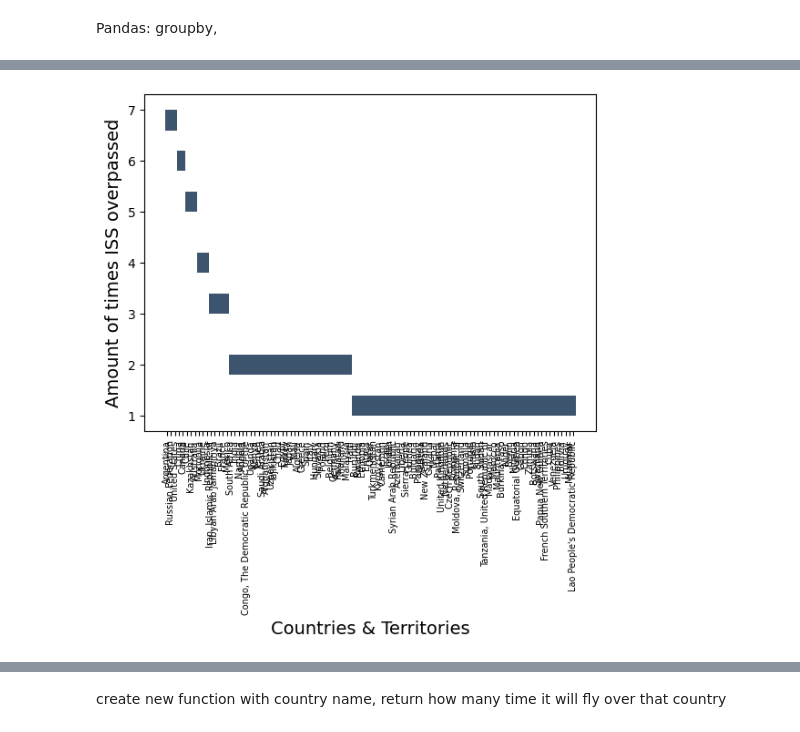
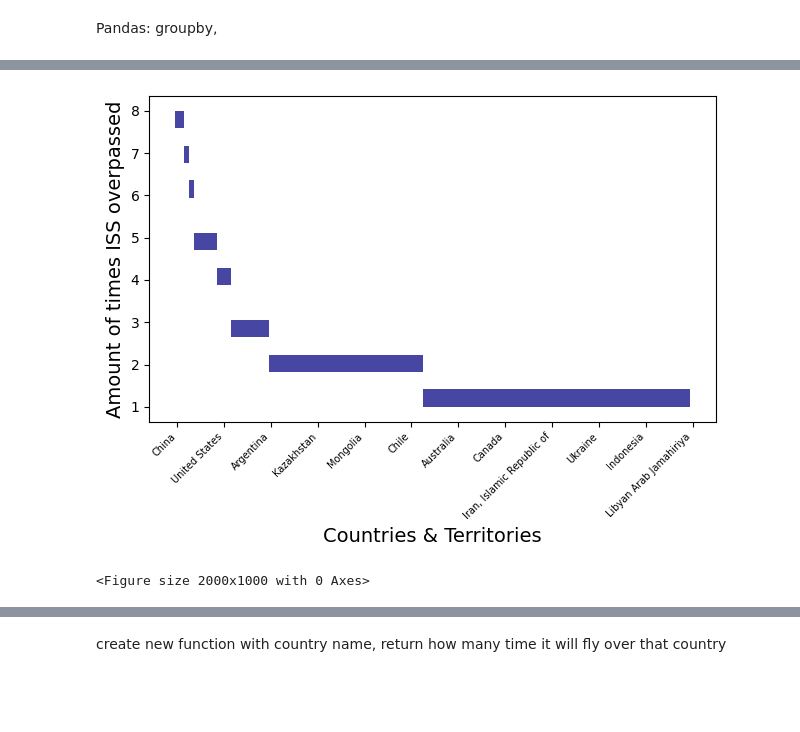
Before and after one commit to khalil-alexander/get_forecast, a Jupyter notebook: Copy_of_DataAnalytics2.ipynb, the cells around one changed output, grey strips where cells are left out. Cells and saved outputs as stored; diff of their text form; code cells hidden in the pictures; blank space fills up the shorter version.

```diff
--- a/Copy_of_DataAnalytics2.ipynb
+++ b/Copy_of_DataAnalytics2.ipynb
@@ -906,11 +940,15 @@ plt.show()
 # %%
-ax = sns.histplot(data=day_dict, x=day_dict.keys(), y=day_dict.values())
-ax.set_xticklabels(ax.get_xticklabels(), rotation=90, fontdict={'fontsize': 7})
+ax = sns.histplot(data=day_dict, x=day_dict.keys(), y=day_dict.values(), color='blue', fill=True)
+ax.set_xticklabels(ax.get_xticklabels(), rotation=45, fontdict={'fontsize': 7}, ha='right')
 plt.xlabel("Countries & Territories", fontsize=14)
 plt.ylabel("Amount of times ISS overpassed", fontsize=14)
+ax.xaxis.set_major_locator(mticker.MultipleLocator(10))
+plt.tight_layout()
+plt.figure(figsize=(20,10))
 plt.show()
 # %% [output]
-[figure, old version]
+[figure, new version]
+<Figure size 2000x1000 with 0 Axes>
 # %%
 ax = sns.barplot(data=new_dict, x=new_dict.keys(), y=new_dict.values(), palette="YlGnBu", hue=new_dict.values())
 ax.set_xticklabels(ax.get_xticklabels(), rotation=90, fontdict={'fontsize': 7})
```
Also changed, not shown: parts of 62 cells of this notebook.
